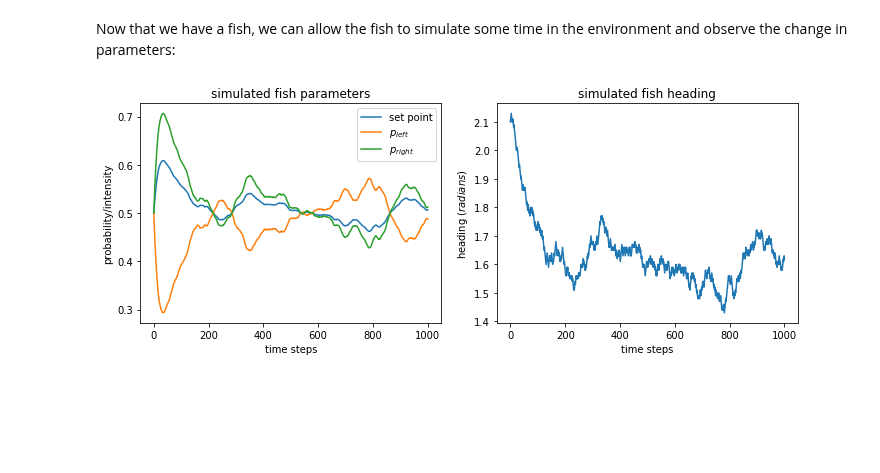
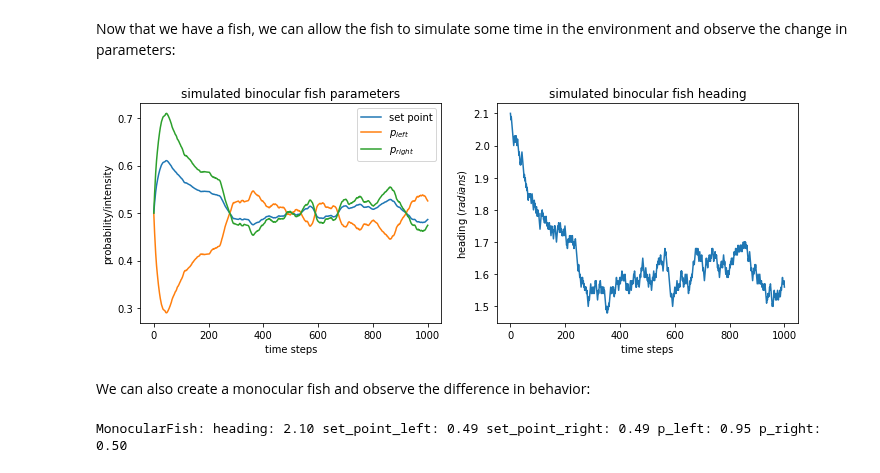
Before and after one commit to diptodip/brightfish, a Jupyter notebook: notebooks/fish.ipynb, the cells around one changed output. Cells and saved outputs as stored; diff of their text form; code cells hidden in the pictures; blank space fills up the shorter version.

Commit message:
Add monocular fish to notebook

```diff
--- a/notebooks/fish.ipynb
+++ b/notebooks/fish.ipynb
@@ -34,5 +34,5 @@ Next, we'll have to create a fish:
 # %%
-f = brightfish.fish.BinocularFish(2.1)
+f = fish.BinocularFish(2.1)
 print(f)
 # %% [output]
 BinocularFish: heading: 2.10 set_point: 0.50 p_left: 0.50 p_right: 0.50
@@ -43,17 +43,24 @@ params = f.run(e, 1000)
 # %%
 fig, axs = plt.subplots(1, 2, figsize=(10, 4))
 axs[0].plot(np.arange(1001), params[:,1], label="set point")
 axs[0].plot(np.arange(1001), params[:,2], label=r"$p_{left}$")
 axs[0].plot(np.arange(1001), params[:,3], label=r"$p_{right}$")
-axs[0].set_title("simulated fish parameters")
+axs[0].set_title("simulated binocular fish parameters")
 axs[0].set_xlabel("time steps")
 axs[0].set_ylabel("probability/intensity")
 axs[0].legend()
 axs[1].plot(np.arange(1001), params[:,0], label="heading")
-axs[1].set_title("simulated fish heading")
+axs[1].set_title("simulated binocular fish heading")
 axs[1].set_xlabel("time steps")
 axs[1].set_ylabel(r"heading ($radians$)")
 fig.tight_layout()
 plt.show()
 # %% [output]
-[figure, old version]
+[figure, new version]
+# %% [markdown]
+We can also create a monocular fish and observe the difference in behavior:
+# %%
+f = fish.MonocularFish(2.1)
+print(f)
+# %% [output]
+MonocularFish: heading: 2.10 set_point_left: 0.49 set_point_right: 0.49 p_left: 0.95 p_right: 0.50
```
Also changed, not shown: parts of 3 cells of this notebook.
